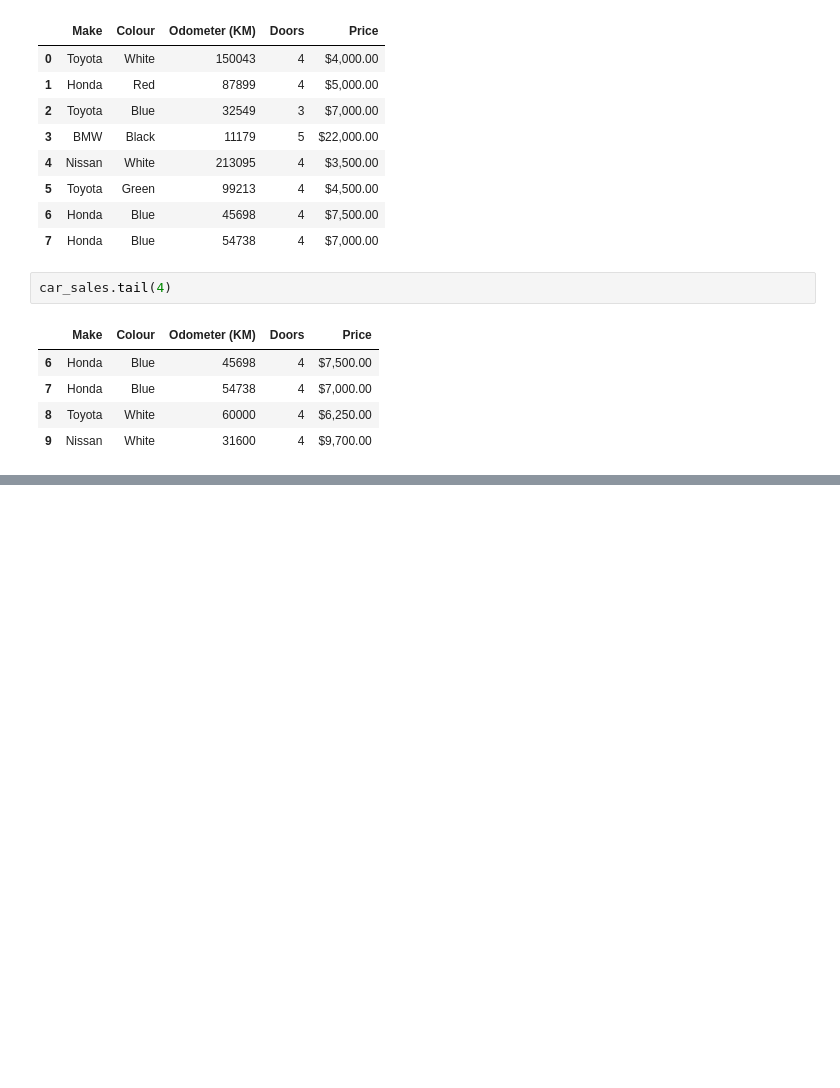
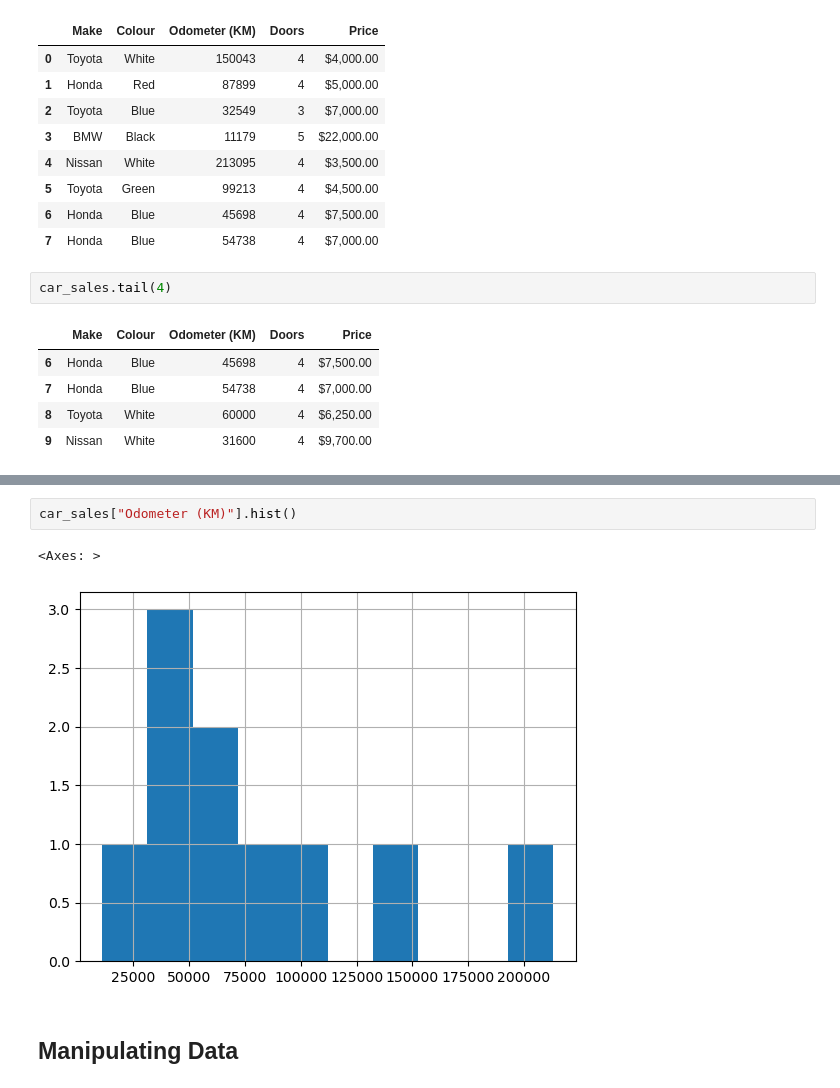
Before and after one commit to samuelpalacioss/ml-data-science-course, a Jupyter notebook: projects/1.car-sales/intro-to-pandas.ipynb, the cells around one changed output, grey strips where cells are left out. Cells and saved outputs as stored; diff of their text form; blank space fills up the shorter version.

```diff
--- a/projects/1.car-sales/intro-to-pandas.ipynb
+++ b/projects/1.car-sales/intro-to-pandas.ipynb
@@ -162,0 +186,7 @@ car_sales.tail(4)
+# %%
+car_sales["Odometer (KM)"].hist()
+# %% [output]
+<Axes: >
+[figure, added]
+# %% [markdown]
+## Manipulating Data
```
Also changed, not shown: parts of 5 cells of this notebook, 1 other file.
